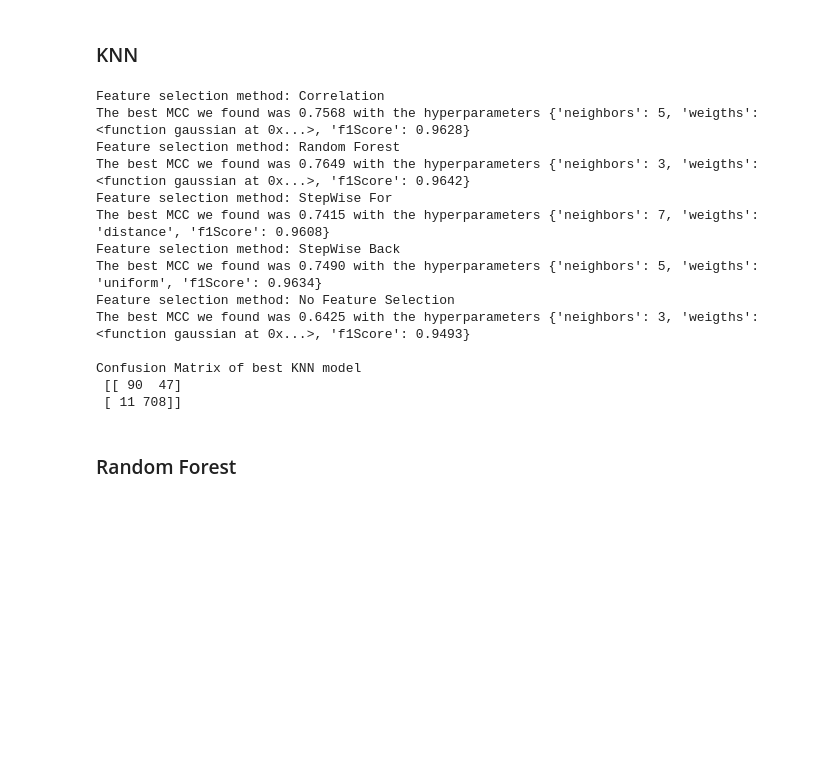
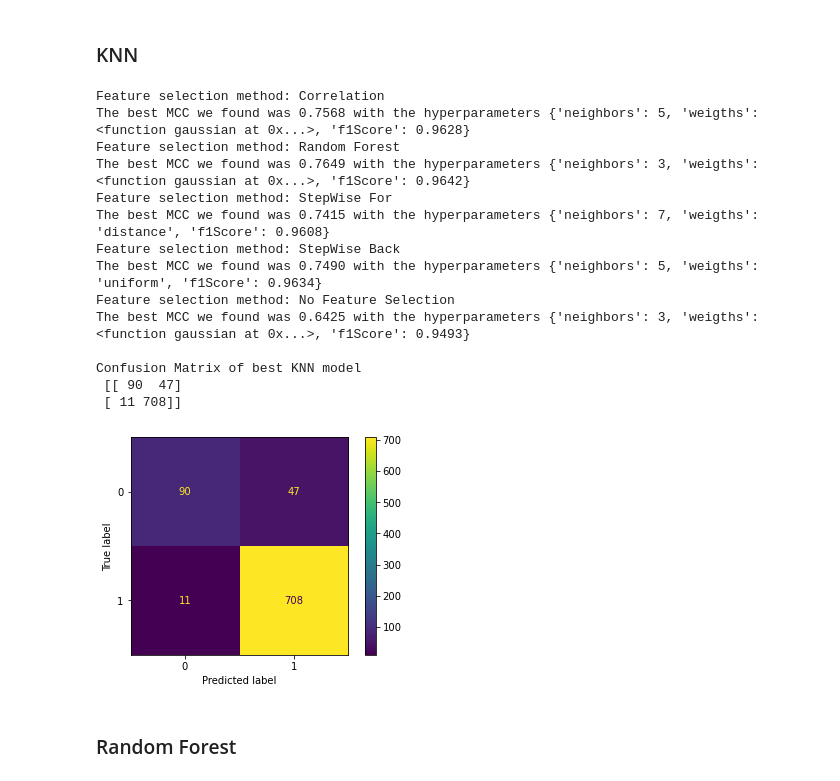
Before and after one commit to csimoes-eto/AA2HA, a Jupyter notebook: notebook.ipynb, the cells around one changed output. Cells and saved outputs as stored; diff of their text form; code cells hidden in the pictures; blank space fills up the shorter version.

Commit message:
cm plots

```diff
--- a/notebook.ipynb
+++ b/notebook.ipynb
@@ -271,33 +271,35 @@ for i in range(5):
 
     print(f"The best MCC we found was {'{:.4f}'.format(bestMCC)} with the hyperparameters {bestMCCParams}")
 
 
 # FIT BEST KNN MODEL
 X_train = X_train_processed[:, step_back_index]
 X_test = X_test_processed[:, step_back_index]
 
 knn = KNeighborsClassifier(n_neighbors=bestMCCParams["neighbors"], weights=bestMCCParams["weigths"])
 knn.fit(X_train, y_train)
 preds = knn.predict(X_test)
 
 bestKNNCM = confusion_matrix(y_test, preds)
 
 print("\nConfusion Matrix of best KNN model\n", bestKNNCM)
+cm_display = ConfusionMatrixDisplay(bestKNNCM).plot()
 # %% [output]
 Feature selection method: Correlation
 The best MCC we found was 0.7568 with the hyperparameters {'neighbors': 5, 'weigths': <function gaussian at 0x...>, 'f1Score': 0.9628}
 Feature selection method: Random Forest
 The best MCC we found was 0.7649 with the hyperparameters {'neighbors': 3, 'weigths': <function gaussian at 0x...>, 'f1Score': 0.9642}
 Feature selection method: StepWise For
 The best MCC we found was 0.7415 with the hyperparameters {'neighbors': 7, 'weigths': 'distance', 'f1Score': 0.9608}
 Feature selection method: StepWise Back
 The best MCC we found was 0.7490 with the hyperparameters {'neighbors': 5, 'weigths': 'uniform', 'f1Score': 0.9634}
 Feature selection method: No Feature Selection
 The best MCC we found was 0.6425 with the hyperparameters {'neighbors': 3, 'weigths': <function gaussian at 0x...>, 'f1Score': 0.9493}
 
 Confusion Matrix of best KNN model
  [[ 90  47]
  [ 11 708]]
+[figure, added]
 # %% [markdown]
 ### Random Forest
 # %%
```
Also changed, not shown: parts of 4 cells of this notebook.
